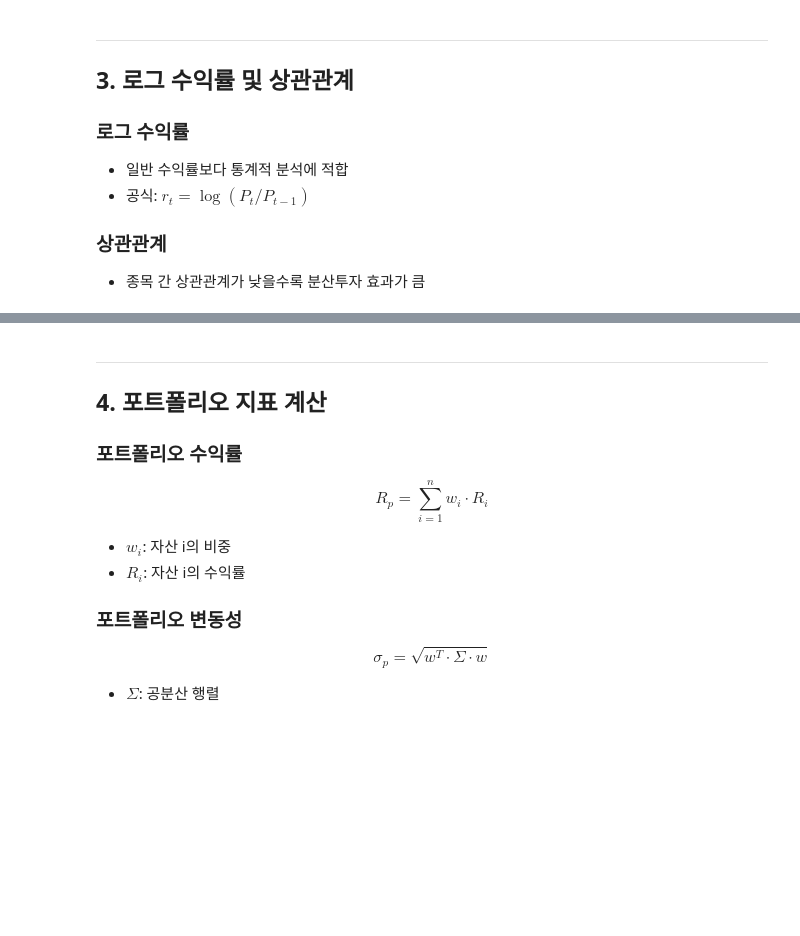
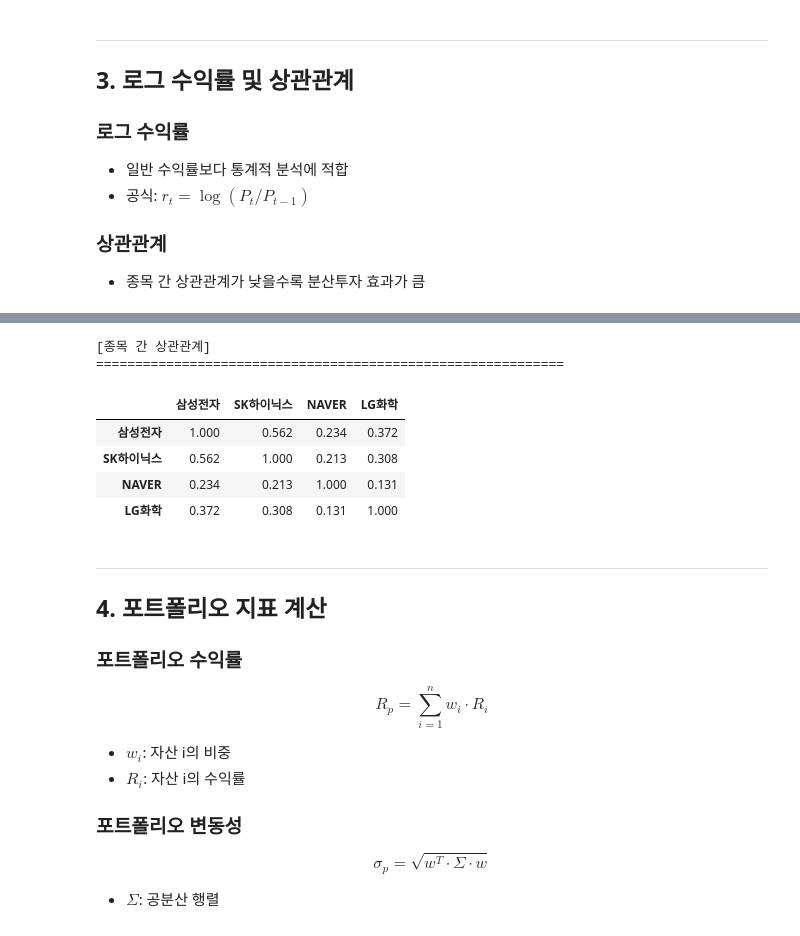
Before and after one commit to ironmanciti/Finance_ePassKorea, a Jupyter notebook: Module_01_데이터분석환경구축/10_포트폴리오_최적화.ipynb, the cells around one changed output, grey strips where cells are left out. Cells and saved outputs as stored; diff of their text form; code cells hidden in the pictures; blank space fills up the shorter version.

```diff
--- a/Module_01_데이터분석환경구축/10_포트폴리오_최적화.ipynb
+++ b/Module_01_데이터분석환경구축/10_포트폴리오_최적화.ipynb
@@ -211,3 +168,18 @@ LG화학    0.374   0.310  0.127  1.000
+# %%
+# 상관관계 분석
+print("\n[종목 간 상관관계]")
+print("=" * 60)
+
+corr_matrix = log_ret.corr()
+corr_matrix.round(3)
+# %% [output]
+[종목 간 상관관계]
+============================================================
+|  | 삼성전자 | SK하이닉스 | NAVER | LG화학 |
+| 삼성전자 | 1.000 | 0.562 | 0.234 | 0.372 |
+| SK하이닉스 | 0.562 | 1.000 | 0.213 | 0.308 |
+| NAVER | 0.234 | 0.213 | 1.000 | 0.131 |
+| LG화학 | 0.372 | 0.308 | 0.131 | 1.000 |
 # %% [markdown]
 ---
 ## 4. 포트폴리오 지표 계산
```
Also changed, not shown: parts of 11 cells of this notebook, 7 other files.
